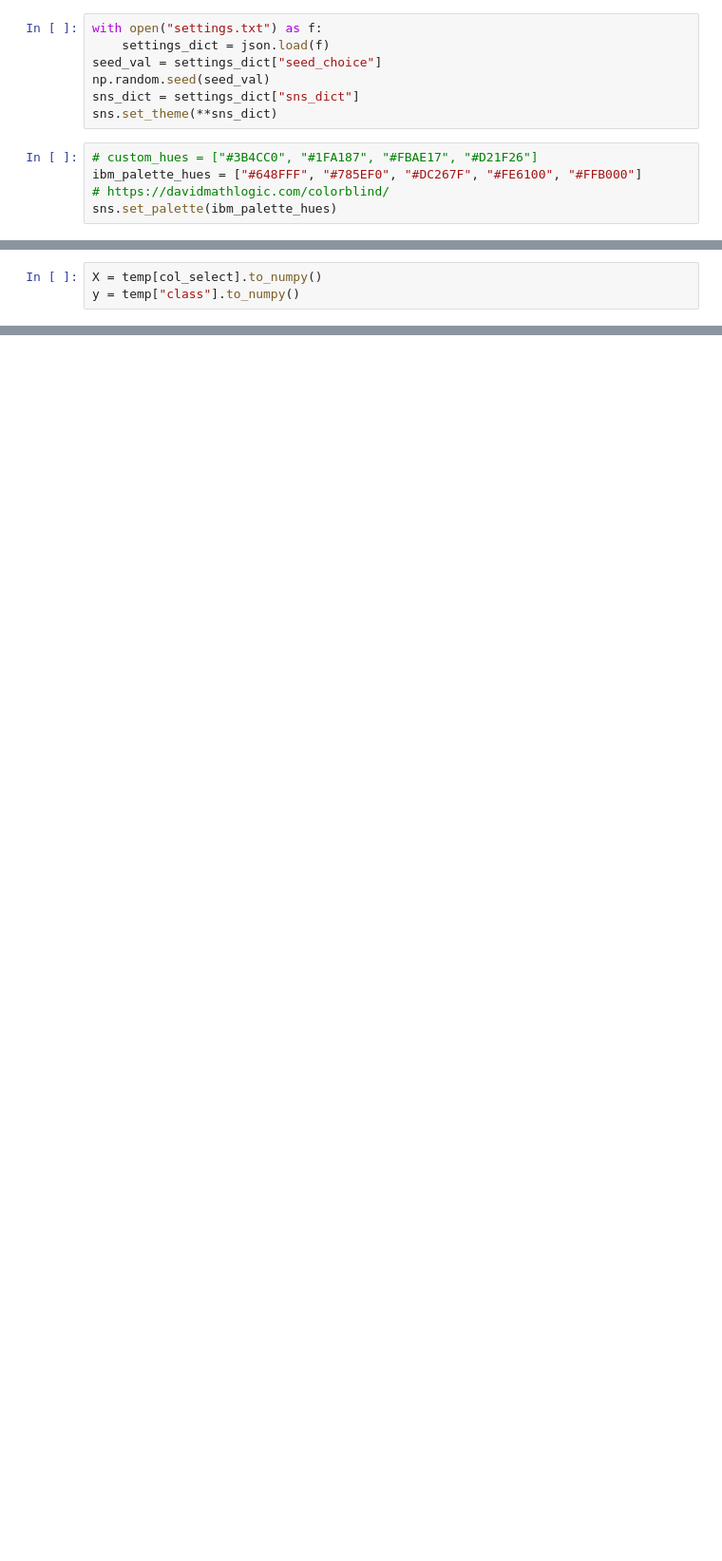
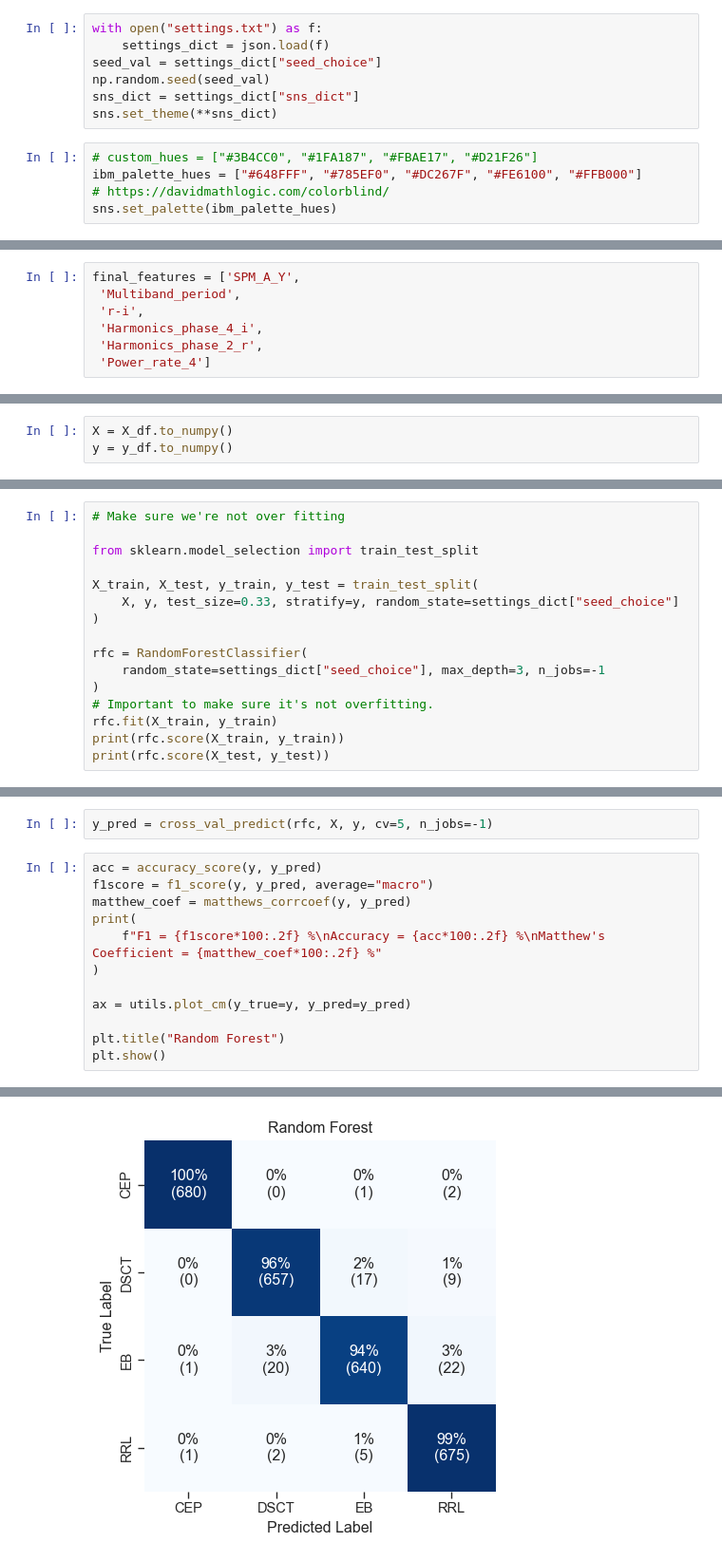
Before and after one commit to sidchaini/DistanceAnomalies, a Jupyter notebook: 03. distances features eda/03b. classify.ipynb, the cells around one changed output, grey strips where cells are left out. Shown at 95% size. Cells and saved outputs as stored; diff of their text form; blank space fills up the shorter version.

```diff
--- a/03. distances features eda/03b. classify.ipynb
+++ b/03. distances features eda/03b. classify.ipynb
@@ -43 +78,8 @@ Name: count, dtype: int64
+# %%
+final_features = ['SPM_A_Y',
+ 'Multiband_period',
+ 'r-i',
+ 'Harmonics_phase_4_i',
+ 'Harmonics_phase_2_r',
+ 'Power_rate_4']
 # %%
@@ -67,3 +88,3 @@ temp = temp.sample(frac=1, random_state=seed_val)
 # %%
-X = temp[col_select].to_numpy()
-y = temp["class"].to_numpy()
+X = X_df.to_numpy()
+y = y_df.to_numpy()
@@ -104,0 +95,16 @@ Matthew's Coefficient = 24.42 %
+# %%
+# Make sure we're not over fitting
+
+from sklearn.model_selection import train_test_split
+
+X_train, X_test, y_train, y_test = train_test_split(
+    X, y, test_size=0.33, stratify=y, random_state=settings_dict["seed_choice"]
+)
+
+rfc = RandomForestClassifier(
+    random_state=settings_dict["seed_choice"], max_depth=3, n_jobs=-1
+)
+# Important to make sure it's not overfitting.
+rfc.fit(X_train, y_train)
+print(rfc.score(X_train, y_train))
+print(rfc.score(X_test, y_test))
@@ -104,0 +114,15 @@ Matthew's Coefficient = 24.42 %
+# %%
+y_pred = cross_val_predict(rfc, X, y, cv=5, n_jobs=-1)
+# %%
+acc = accuracy_score(y, y_pred)
+f1score = f1_score(y, y_pred, average="macro")
+matthew_coef = matthews_corrcoef(y, y_pred)
+print(
+    f"F1 = {f1score*100:.2f} %\nAccuracy = {acc*100:.2f} %\nMatthew's Coefficient = {matthew_coef*100:.2f} %"
+)
+
+ax = utils.plot_cm(y_true=y, y_pred=y_pred)
+
+plt.title("Random Forest")
+plt.show()
+# %% [output]
@@ -104,0 +132 @@ Matthew's Coefficient = 24.42 %
+[figure, added]
```
Also changed, not shown: parts of 19 cells of this notebook, 7 other files.
